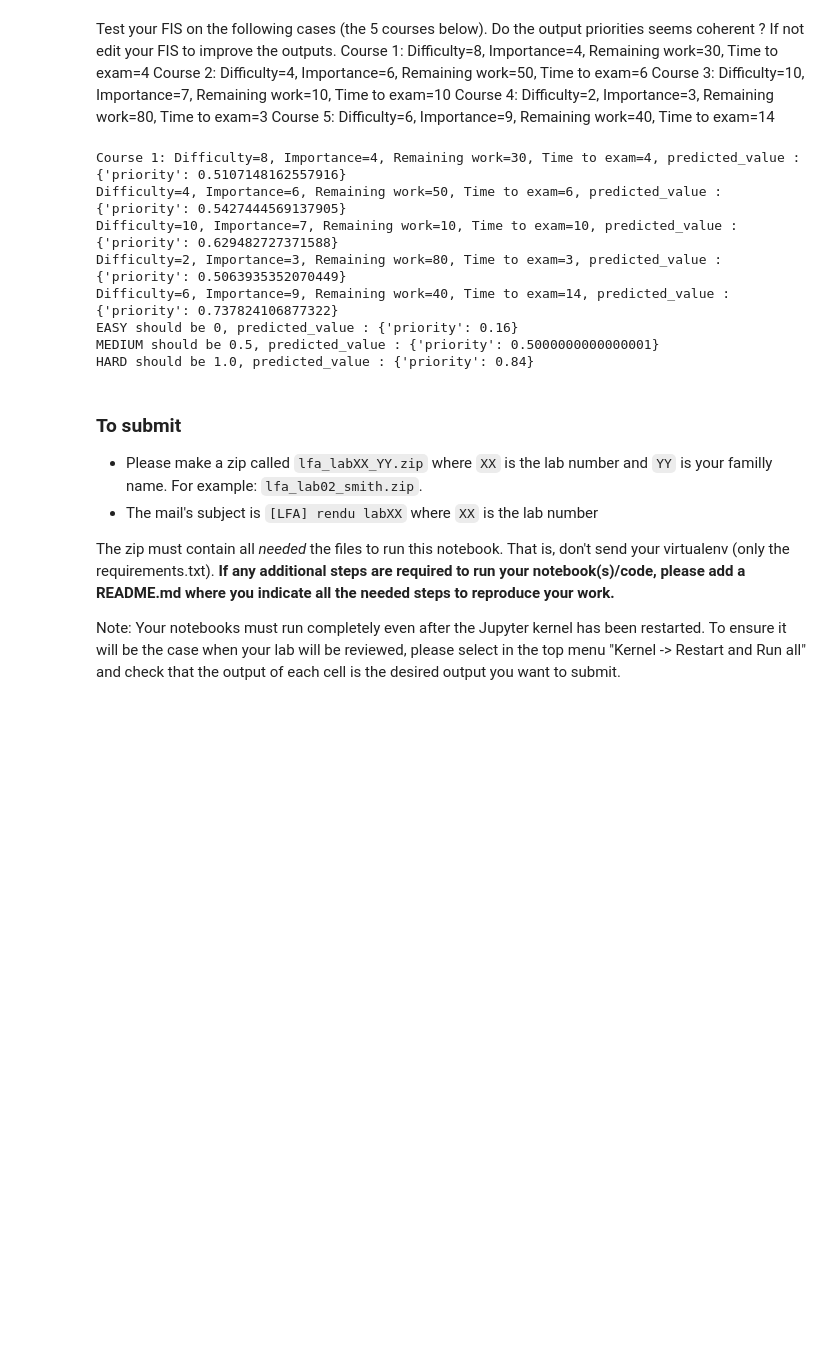
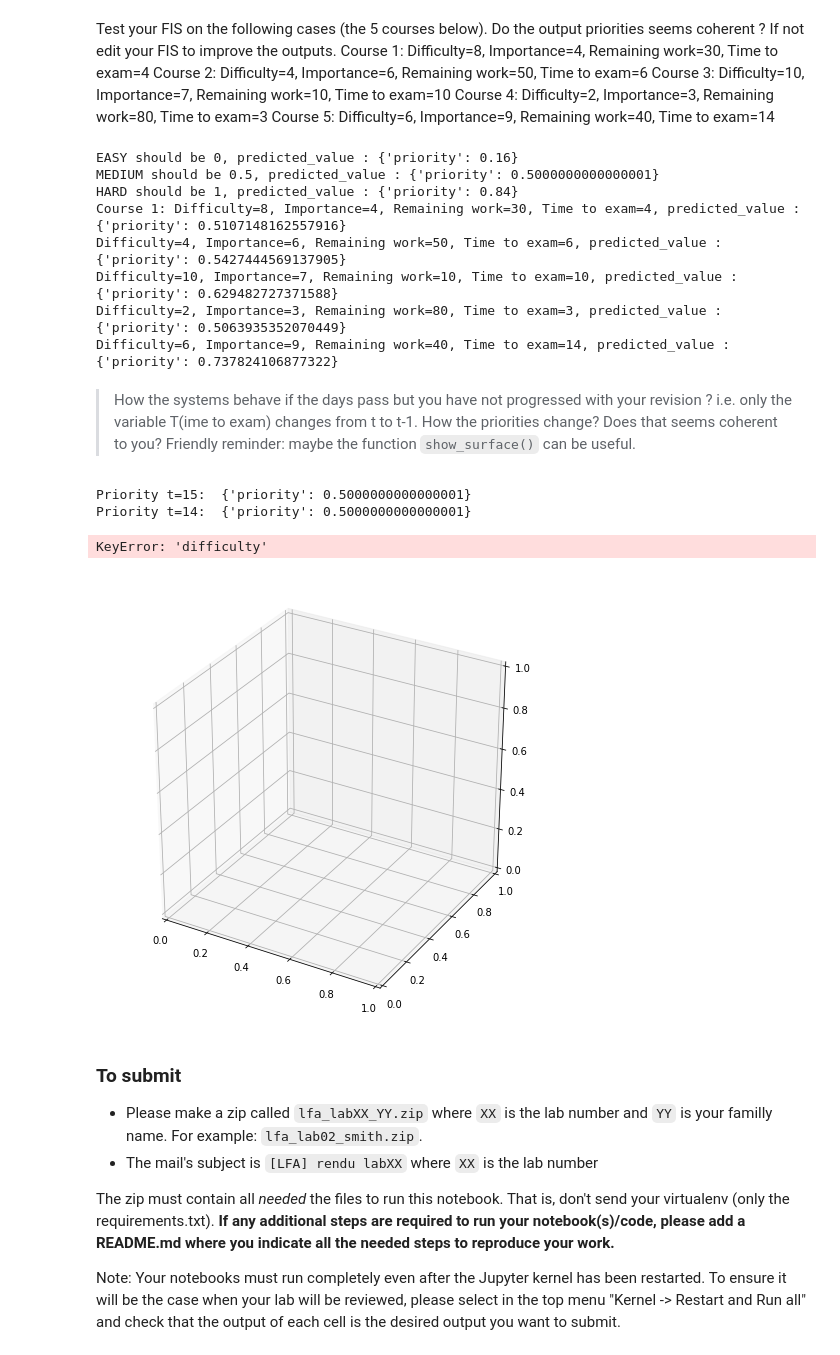
Before and after one commit to Nortalle/LFA_labo_021, a Jupyter notebook: LFA labo 040/000_exam_problem.ipynb, the cells around one changed output. Drawn from its saved outputs; the diff is of its cells as text; code cells hidden in the pictures; blank space fills up the shorter version.

Commit message:
show_surface()

```diff
--- a/LFA labo 040/000_exam_problem.ipynb
+++ b/LFA labo 040/000_exam_problem.ipynb
@@ -362,34 +362,38 @@ print("Difficulty=4, Importance=6, Remaining work=50, Time to exam=6, predicted_
 print("Difficulty=10, Importance=7, Remaining work=10, Time to exam=10, predicted_value : ", fis.predict(test3))
 print("Difficulty=2, Importance=3, Remaining work=80, Time to exam=3, predicted_value : ", fis.predict(test4))
 print("Difficulty=6, Importance=9, Remaining work=40, Time to exam=14, predicted_value : ", fis.predict(test5))
-
-easy = {'difficulty': 0,
-                'importance': 0,
-                'remaining work': 0,
-                'time to exam': 30}
-
-medium = {'difficulty': 5,
-                'importance': 5,
-                'remaining work': 50,
-                'time to exam': 15}
-
-hard = {'difficulty': 10,
-                'importance': 10,
-                'remaining work': 100,
-                'time to exam': 0}
-
-print("EASY should be 0, predicted_value :", fis.predict(easy))
-print("MEDIUM should be 0.5, predicted_value :", fis.predict(medium))
-print("HARD should be 1.0, predicted_value :", fis.predict(hard))
 # %% [output]
+EASY should be 0, predicted_value : {'priority': 0.16}
+MEDIUM should be 0.5, predicted_value : {'priority': 0.5000000000000001}
+HARD should be 1, predicted_value : {'priority': 0.84}
 Course 1: Difficulty=8, Importance=4, Remaining work=30, Time to exam=4, predicted_value : {'priority': 0.5107148162557916}
 Difficulty=4, Importance=6, Remaining work=50, Time to exam=6, predicted_value : {'priority': 0.5427444569137905}
 Difficulty=10, Importance=7, Remaining work=10, Time to exam=10, predicted_value :  {'priority': 0.629482727371588}
 Difficulty=2, Importance=3, Remaining work=80, Time to exam=3, predicted_value :  {'priority': 0.5063935352070449}
 Difficulty=6, Importance=9, Remaining work=40, Time to exam=14, predicted_value :  {'priority': 0.737824106877322}
-EASY should be 0, predicted_value : {'priority': 0.16}
-MEDIUM should be 0.5, predicted_value : {'priority': 0.5000000000000001}
-HARD should be 1.0, predicted_value : {'priority': 0.84}
+# %% [markdown]
+> How the systems behave if the days pass but you have not progressed with your revision ? i.e. only the variable T(ime to exam) changes from t to t-1. How the priorities change? Does that seems coherent to you? Friendly reminder: maybe the function `show_surface()` can be useful.
+# %%
+testTime1 = {'difficulty': 5,
+                'importance': 5,
+                'remaining work': 50,
+                'time to exam': 15}
+
+testTime2 = {'difficulty': 5,
+                    'importance': 5,
+                    'remaining work': 50,
+                    'time to exam': 14}
+
+print("Priority t=15: ", fis.predict(testTime1))
+print("Priority t=14: ", fis.predict(testTime2))
+fig, ax = plt.subplots(figsize=(8,8), subplot_kw=dict(projection='3d'))
+show_surface(fis, ax=ax, title="Some title", x_label="x", y_label="y", z_label="priority",
+             n_pts=15, x_range=(-1,1), y_range=(-1,1), z_range=(-1,1))
+# %% [output]
+Priority t=15:  {'priority': 0.5000000000000001}
+Priority t=14:  {'priority': 0.5000000000000001}
+KeyError: 'difficulty'
+[figure, added]
 # %% [markdown]
 ### To submit
 
```
